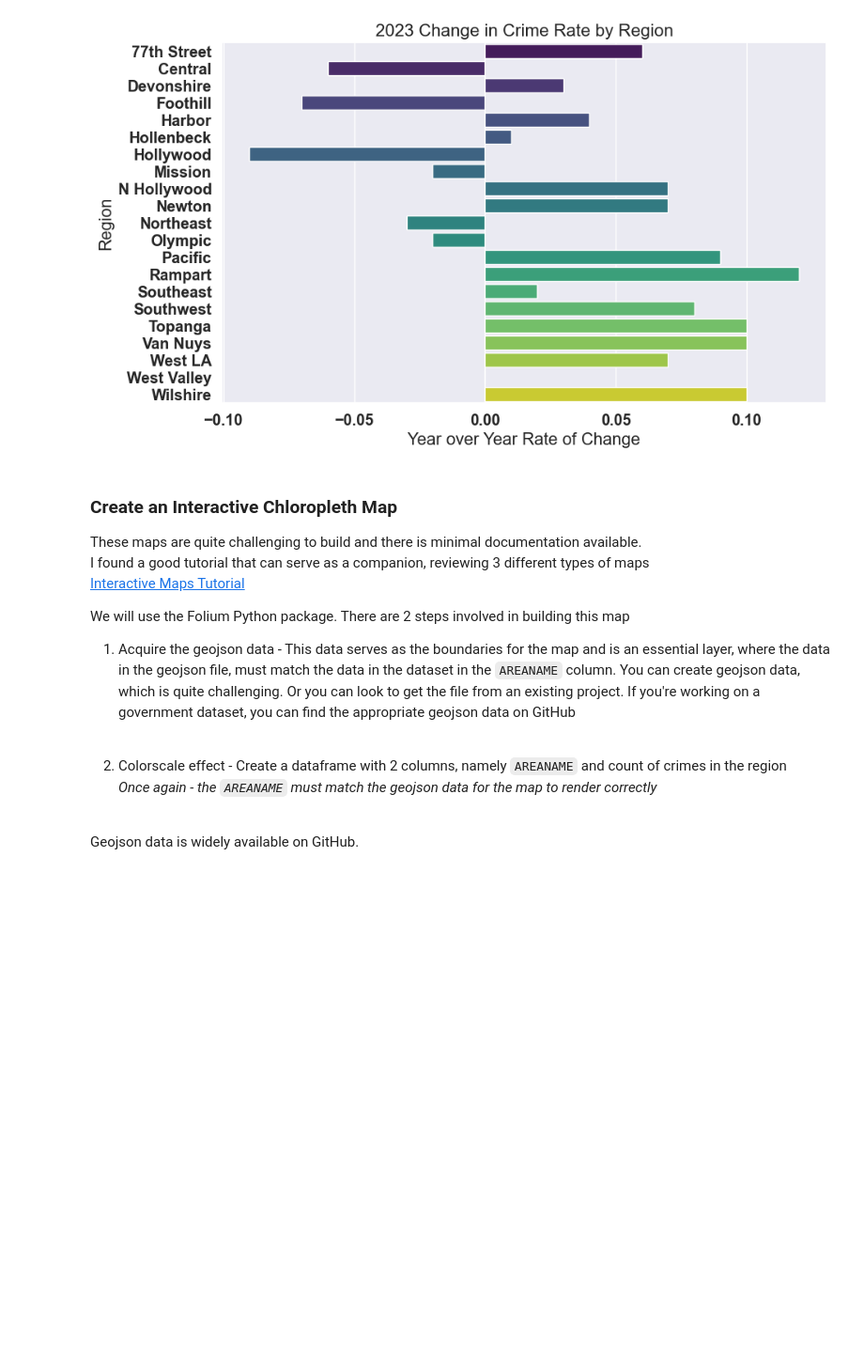
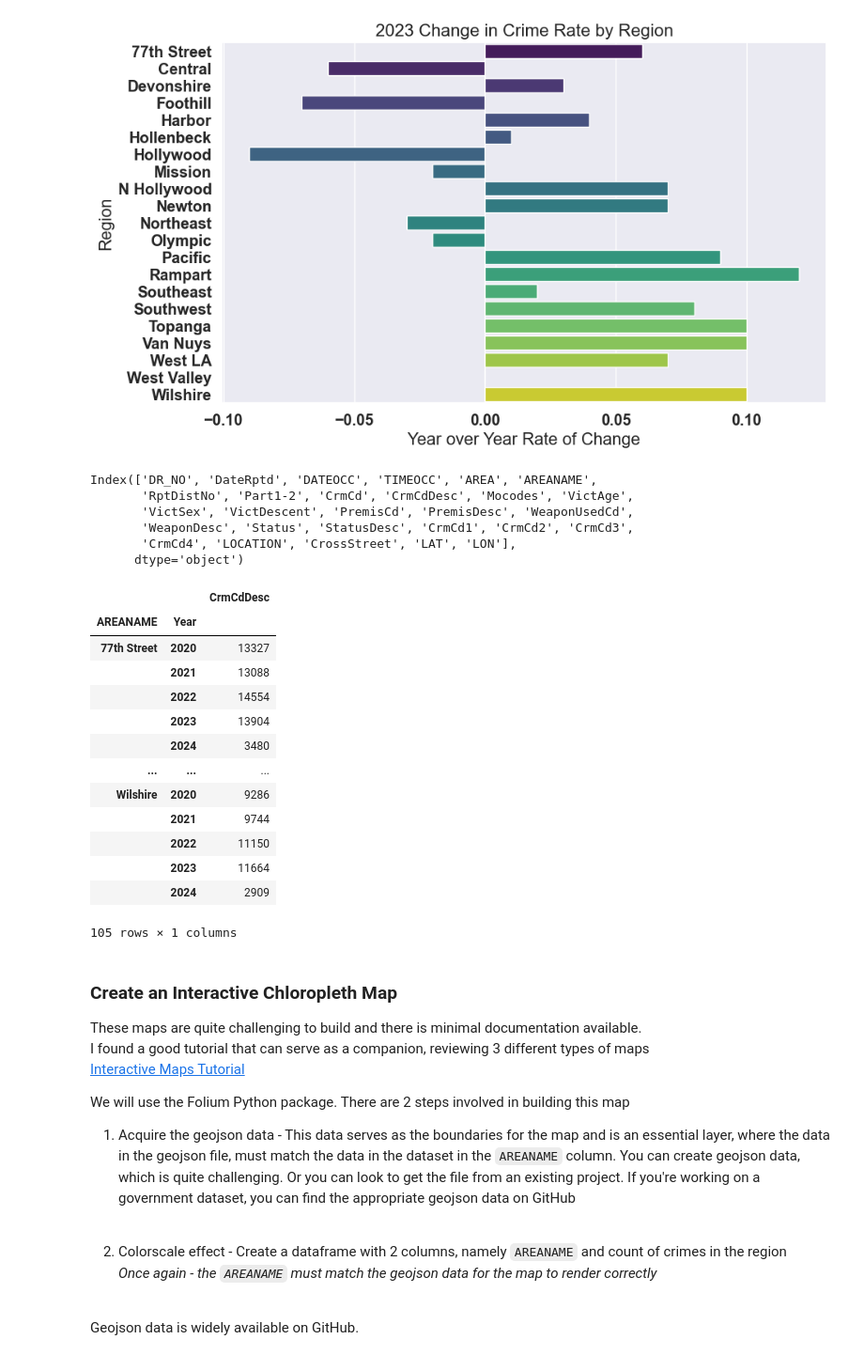
Before and after one commit to DanHerman212/los_angeles_crime, a Jupyter notebook: notebooks/1_exploratory_analysis.ipynb, the cells around one changed output. Shown at 94% size. Cells and saved outputs as stored; diff of their text form; code cells hidden in the pictures; blank space fills up the shorter version.

```diff
--- a/notebooks/1_exploratory_analysis.ipynb
+++ b/notebooks/1_exploratory_analysis.ipynb
@@ -222,6 +222,35 @@ plt.ylabel('Region')
 plt.show()
 # %% [output]
 [figure]
+# %%
+data.columns
+# %% [output]
+Index(['DR_NO', 'DateRptd', 'DATEOCC', 'TIMEOCC', 'AREA', 'AREANAME',
+       'RptDistNo', 'Part1-2', 'CrmCd', 'CrmCdDesc', 'Mocodes', 'VictAge',
+       'VictSex', 'VictDescent', 'PremisCd', 'PremisDesc', 'WeaponUsedCd',
+       'WeaponDesc', 'Status', 'StatusDesc', 'CrmCd1', 'CrmCd2', 'CrmCd3',
+       'CrmCd4', 'LOCATION', 'CrossStreet', 'LAT', 'LON'],
+      dtype='object')
+# %%
+# extract year from DATEOCC, format day, month, year
+data.loc[:,'Year'] = data.loc[:,'DATEOCC'].dt.year
+
+data.groupby(['AREANAME','Year'])['CrmCdDesc'].count().to_frame()
+# %% [output]
+|  |  | CrmCdDesc |
+| AREANAME | Year |  |
+| 77th Street | 2020 | 13327 |
+|  | 2021 | 13088 |
+|  | 2022 | 14554 |
+|  | 2023 | 13904 |
+|  | 2024 | 3480 |
+| ... | ... | ... |
+| Wilshire | 2020 | 9286 |
+|  | 2021 | 9744 |
+|  | 2022 | 11150 |
+|  | 2023 | 11664 |
+|  | 2024 | 2909 |
+105 rows × 1 columns
 # %% [markdown]
 ### Create an Interactive Chloropleth Map
 These maps are quite challenging to build and there is minimal documentation available.<br>
```
Also changed, not shown: 4 other files.
